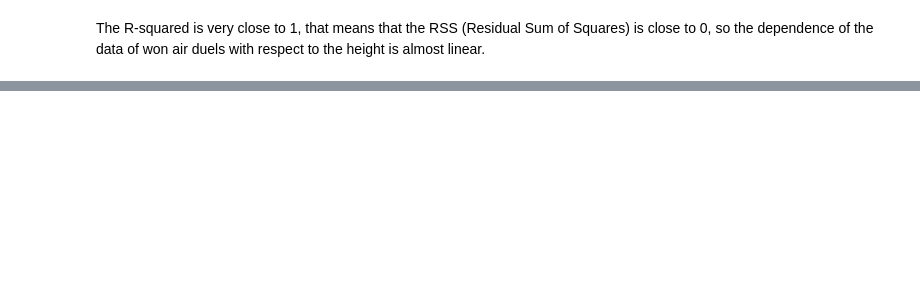
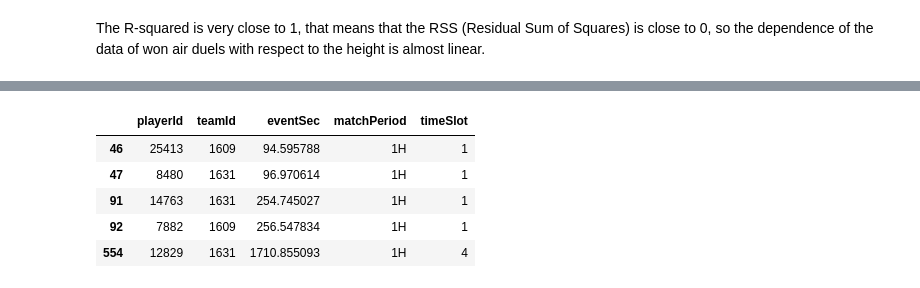
Before and after one commit to yuuko97/ADM_HW2, a Jupyter notebook: main.ipynb, the cells around one changed output, grey strips where cells are left out. Cells and saved outputs as stored; diff of their text form; code cells hidden in the pictures; blank space fills up the shorter version.

```diff
--- a/main.ipynb
+++ b/main.ipynb
@@ -738,0 +803,11 @@ The R-squared is very close to 1, that means that the RSS (Residual Sum of Squar
+# %%
+goals['timeSlot'] = list(map(sec_to_slot, goals['eventSec']))
+goals['timeSlot'] = goals['timeSlot'] + 5*(goals['matchPeriod'] == '2H')
+goals.head()
+# %% [output]
+|  | playerId | teamId | eventSec | matchPeriod | timeSlot |
+| 46 | 25413 | 1609 | 94.595788 | 1H | 1 |
+| 47 | 8480 | 1631 | 96.970614 | 1H | 1 |
+| 91 | 14763 | 1631 | 254.745027 | 1H | 1 |
+| 92 | 7882 | 1609 | 256.547834 | 1H | 1 |
+| 554 | 12829 | 1631 | 1710.855093 | 1H | 4 |
```
Also changed, not shown: parts of 21 cells of this notebook.
